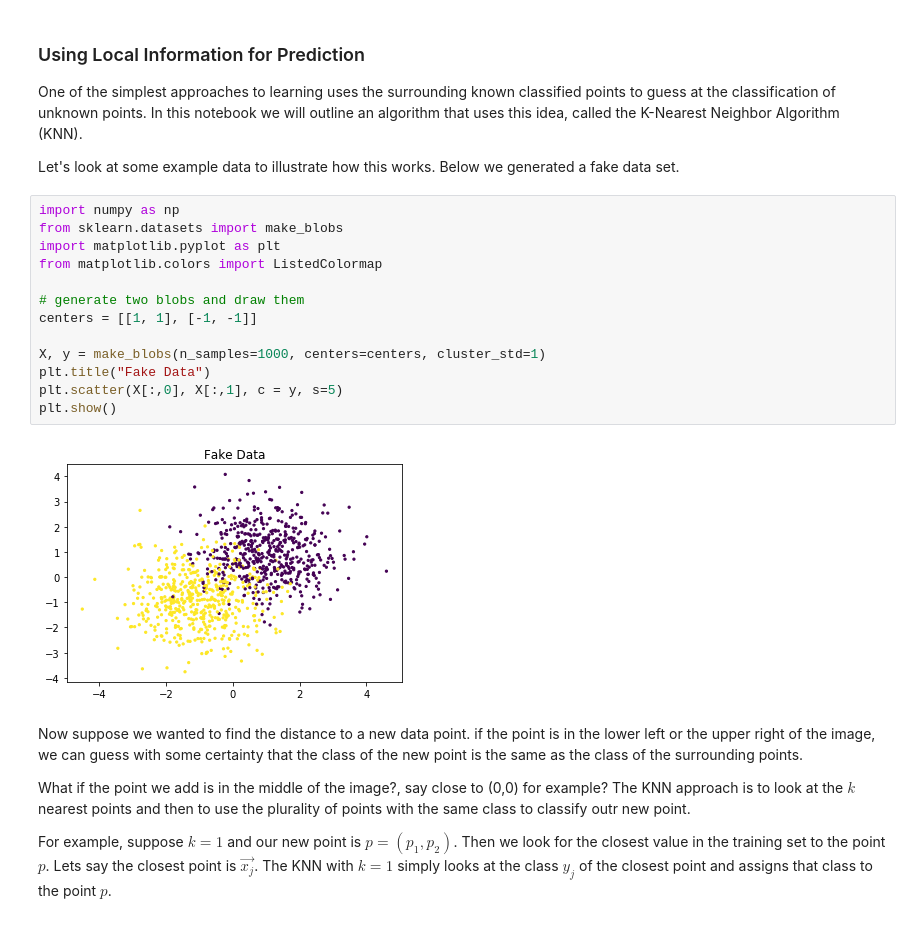
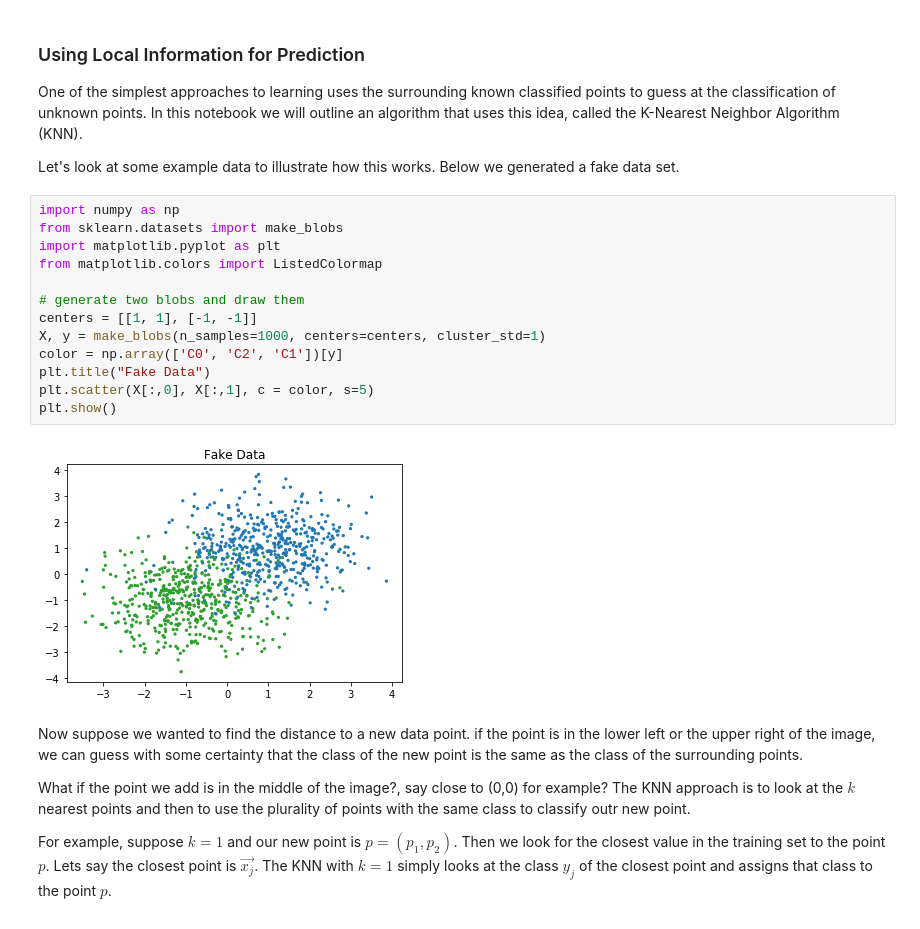
Before and after one commit to JoeDumoulin/CSCD496S19, a Jupyter notebook: Notebooks/Two types of Classification Learning: Linear Methods and K-Nearest Neighbor/K-Nearest Neighbors - Using Local Information for Classification Learning.ipynb, the cells around one changed output. Saved outputs shown, nothing was run; the diff lists cells and outputs as text.

Commit message:
changed colors on scatter plot

```diff
--- a/Notebooks/Two types of Classification Learning: Linear Methods and K-Nearest Neighbor/K-Nearest Neighbors - Using Local Information for Classification Learning.ipynb
+++ b/Notebooks/Two types of Classification Learning: Linear Methods and K-Nearest Neighbor/K-Nearest Neighbors - Using Local Information for Classification Learning.ipynb
@@ -7,18 +7,18 @@ Let's look at some example data to illustrate how this works.  Below we generate
 # %%
 import numpy as np
 from sklearn.datasets import make_blobs
 import matplotlib.pyplot as plt
 from matplotlib.colors import ListedColormap
 
 # generate two blobs and draw them
 centers = [[1, 1], [-1, -1]]
-
 X, y = make_blobs(n_samples=1000, centers=centers, cluster_std=1)
+color = np.array(['C0', 'C2', 'C1'])[y]
 plt.title("Fake Data")
-plt.scatter(X[:,0], X[:,1], c = y, s=5)
+plt.scatter(X[:,0], X[:,1], c = color, s=5)
 plt.show()
 # %% [output]
-[figure, old version]
+[figure, new version]
 # %% [markdown]
 Now suppose we wanted to find the distance to a new data point.  if the point is in the lower left or the upper right of the image, we can guess with some certainty that the class of the new point is the same as the class of the surrounding points.
 
```
